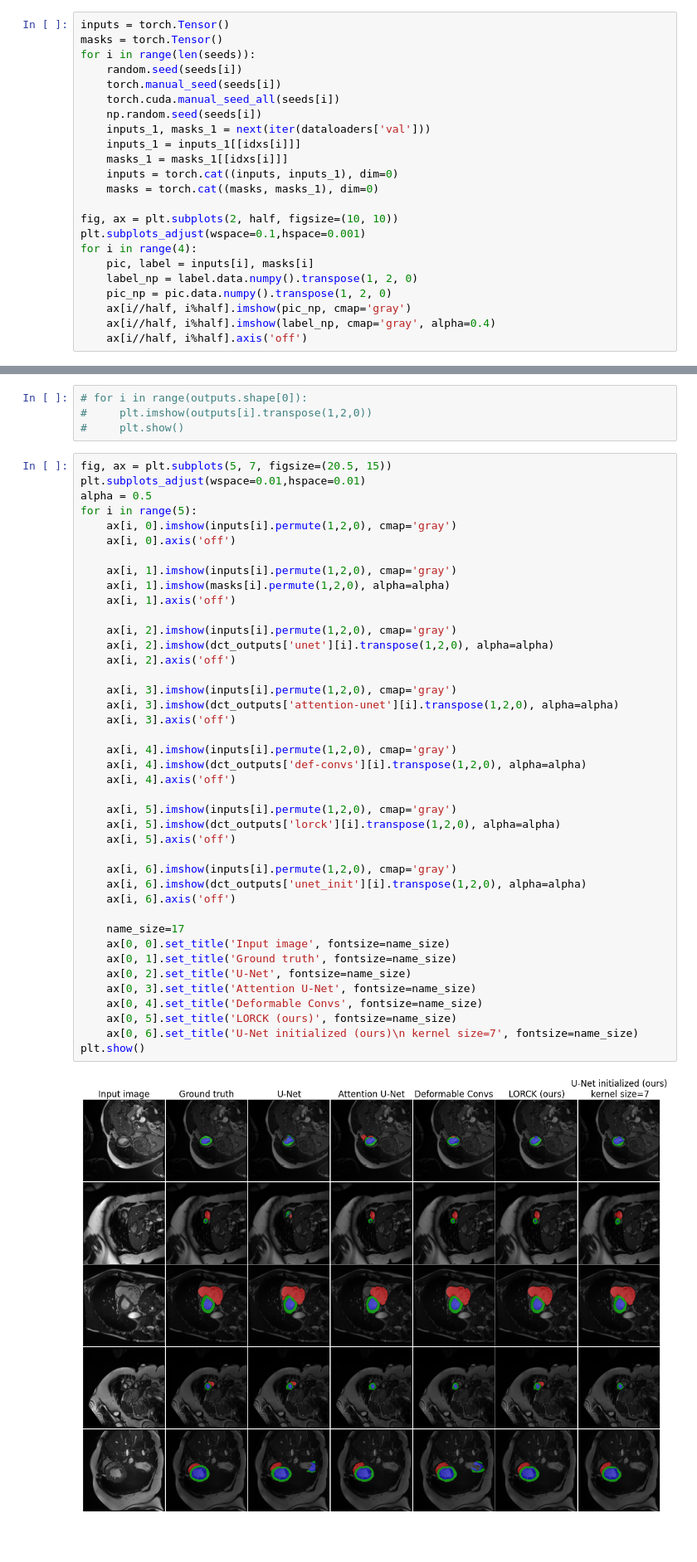
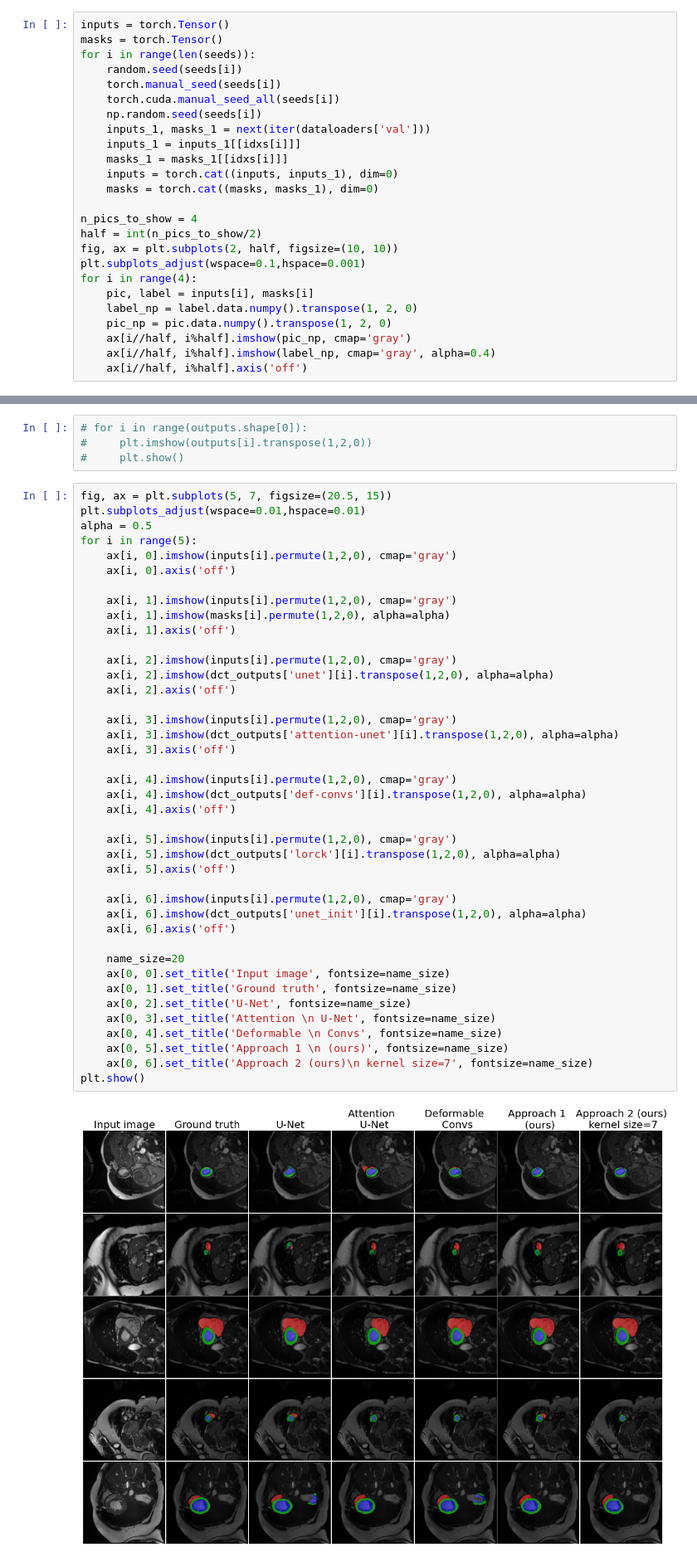
Before and after one commit to kaaeaate/optimal-kernels, a Jupyter notebook: IJCAI/inference/Results.ipynb, the cells around one changed output, grey strips where cells are left out. Shown at 83% size. Drawn from its saved outputs; the diff is of its cells as text; blank space fills up the shorter version.

Commit message:
Changed names in plot

```diff
--- a/IJCAI/inference/Results.ipynb
+++ b/IJCAI/inference/Results.ipynb
@@ -61,6 +61,8 @@ for i in range(len(seeds)):
     inputs = torch.cat((inputs, inputs_1), dim=0)
     masks = torch.cat((masks, masks_1), dim=0)
 
+n_pics_to_show = 4
+half = int(n_pics_to_show/2)
 fig, ax = plt.subplots(2, half, figsize=(10, 10))
 plt.subplots_adjust(wspace=0.1,hspace=0.001)
 for i in range(4):
@@ -155,37 +157,37 @@ for i in range(5):
 
     ax[i, 1].imshow(inputs[i].permute(1,2,0), cmap='gray')
     ax[i, 1].imshow(masks[i].permute(1,2,0), alpha=alpha)
     ax[i, 1].axis('off')
 
     ax[i, 2].imshow(inputs[i].permute(1,2,0), cmap='gray')
     ax[i, 2].imshow(dct_outputs['unet'][i].transpose(1,2,0), alpha=alpha)
     ax[i, 2].axis('off')
 
     ax[i, 3].imshow(inputs[i].permute(1,2,0), cmap='gray')
     ax[i, 3].imshow(dct_outputs['attention-unet'][i].transpose(1,2,0), alpha=alpha)
     ax[i, 3].axis('off')
 
     ax[i, 4].imshow(inputs[i].permute(1,2,0), cmap='gray')
     ax[i, 4].imshow(dct_outputs['def-convs'][i].transpose(1,2,0), alpha=alpha)
     ax[i, 4].axis('off')
 
     ax[i, 5].imshow(inputs[i].permute(1,2,0), cmap='gray')
     ax[i, 5].imshow(dct_outputs['lorck'][i].transpose(1,2,0), alpha=alpha)
     ax[i, 5].axis('off')
 
     ax[i, 6].imshow(inputs[i].permute(1,2,0), cmap='gray')
     ax[i, 6].imshow(dct_outputs['unet_init'][i].transpose(1,2,0), alpha=alpha)
     ax[i, 6].axis('off')
 
-    name_size=17
+    name_size=20
     ax[0, 0].set_title('Input image', fontsize=name_size)
     ax[0, 1].set_title('Ground truth', fontsize=name_size)
     ax[0, 2].set_title('U-Net', fontsize=name_size)
-    ax[0, 3].set_title('Attention U-Net', fontsize=name_size)
-    ax[0, 4].set_title('Deformable Convs', fontsize=name_size)
-    ax[0, 5].set_title('LORCK (ours)', fontsize=name_size)
-    ax[0, 6].set_title('U-Net initialized (ours)\n kernel size=7', fontsize=name_size)
+    ax[0, 3].set_title('Attention \n U-Net', fontsize=name_size)
+    ax[0, 4].set_title('Deformable \n Convs', fontsize=name_size)
+    ax[0, 5].set_title('Approach 1 \n (ours)', fontsize=name_size)
+    ax[0, 6].set_title('Approach 2 (ours)\n kernel size=7', fontsize=name_size)
 plt.show()
 # %% [output]
-[figure, old version]
+[figure, new version]
 # %%
```
Also changed, not shown: parts of 1 cell of this notebook.
